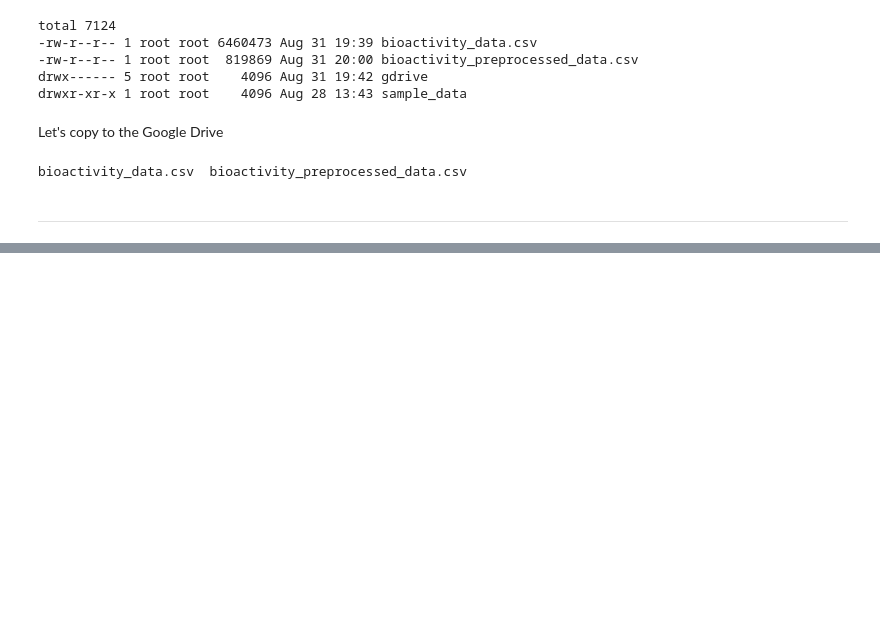
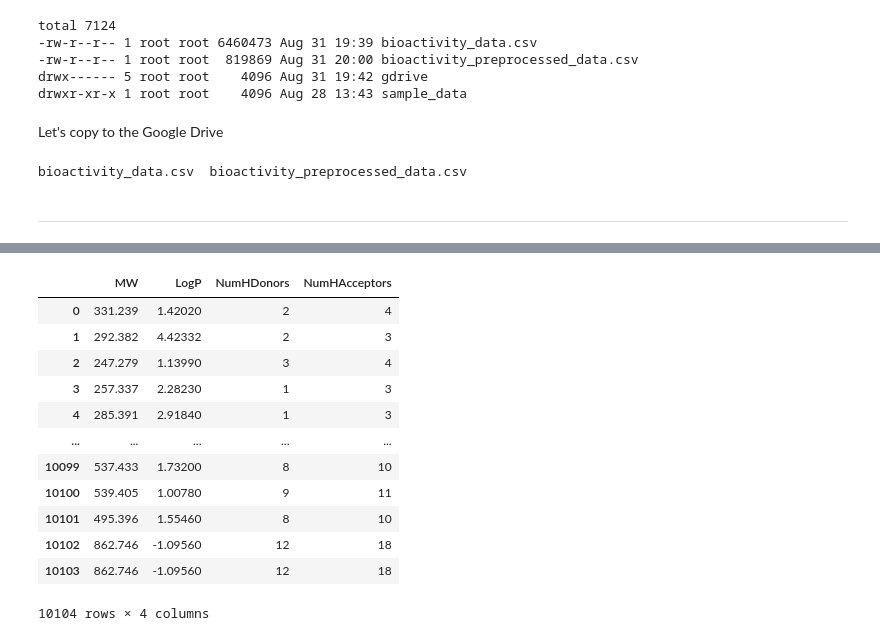
Before and after one commit to georgegabriel419/Data-Science-Tools-and-Ecosystem, a Jupyter notebook: python/CDD_ML_Part_1_bioactivity_data.ipynb, the cells around one changed output, grey strips where cells are left out. Saved outputs shown, nothing was run; the diff lists cells and outputs as text; code cells hidden in the pictures; blank space fills up the shorter version.

```diff
--- a/python/CDD_ML_Part_1_bioactivity_data.ipynb
+++ b/python/CDD_ML_Part_1_bioactivity_data.ipynb
@@ -330,0 +400,16 @@ bioactivity_data.csv  bioactivity_preprocessed_data.csv
+# %%
+df_lipinski
+# %% [output]
+|  | MW | LogP | NumHDonors | NumHAcceptors |
+| 0 | 331.239 | 1.42020 | 2 | 4 |
+| 1 | 292.382 | 4.42332 | 2 | 3 |
+| 2 | 247.279 | 1.13990 | 3 | 4 |
+| 3 | 257.337 | 2.28230 | 1 | 3 |
+| 4 | 285.391 | 2.91840 | 1 | 3 |
+| ... | ... | ... | ... | ... |
+| 10099 | 537.433 | 1.73200 | 8 | 10 |
+| 10100 | 539.405 | 1.00780 | 9 | 11 |
+| 10101 | 495.396 | 1.55460 | 8 | 10 |
+| 10102 | 862.746 | -1.09560 | 12 | 18 |
+| 10103 | 862.746 | -1.09560 | 12 | 18 |
+10104 rows × 4 columns
```
Also changed, not shown: parts of 12 cells of this notebook.
